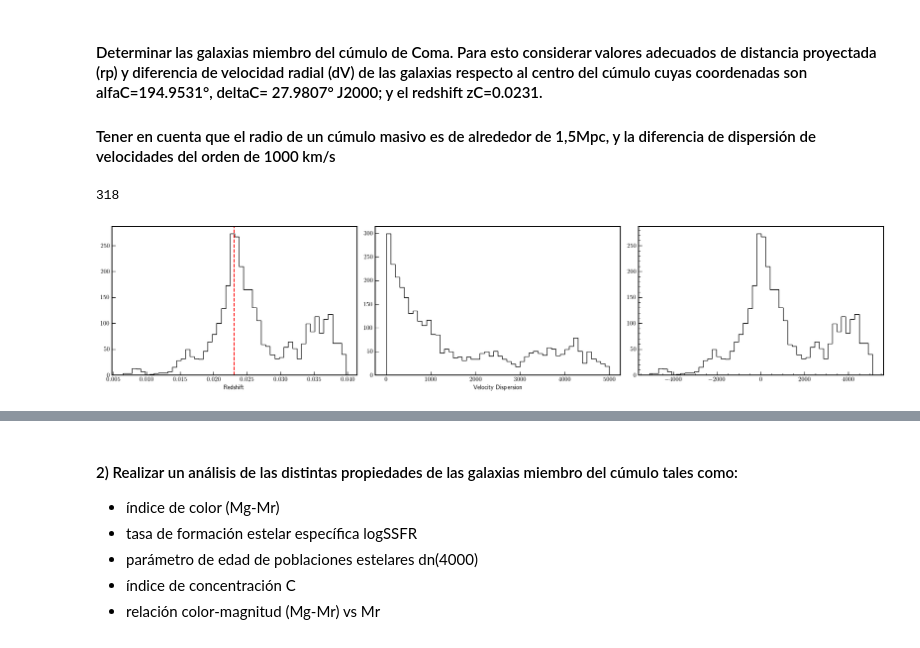
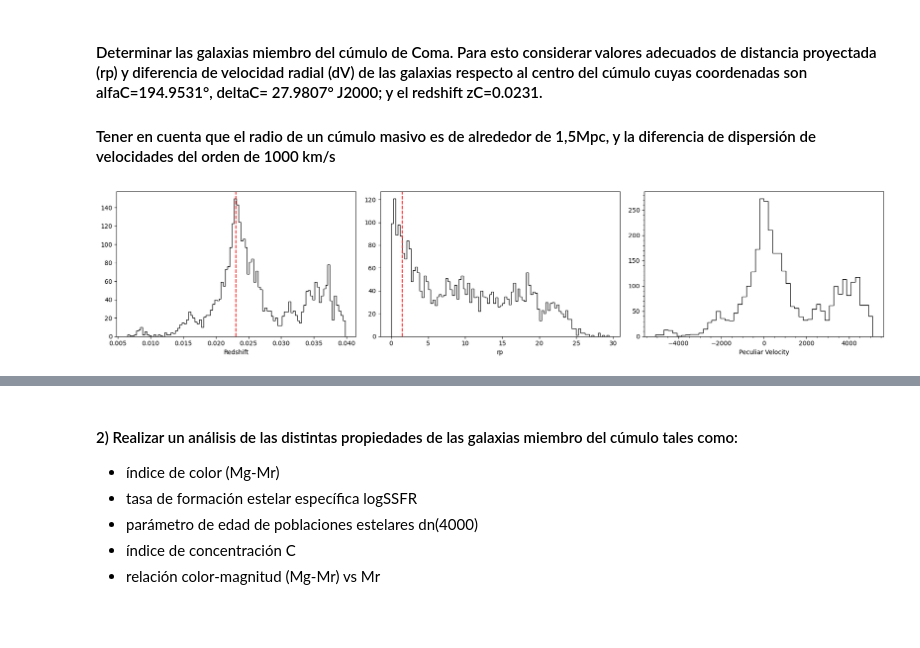
Before and after one commit to pmarchantc/Topicos-astr2024, a Jupyter notebook: Modulo3/practica_1_wnds.ipynb, the cells around one changed output, grey strips where cells are left out. Drawn from its saved outputs; the diff is of its cells as text; code cells hidden in the pictures.

```diff
--- a/Modulo3/practica_1_wnds.ipynb
+++ b/Modulo3/practica_1_wnds.ipynb
@@ -55,7 +57,8 @@ plt.rcParams['ytick.minor.size'] = 3
 # %%
-def peculiar_velocity(z_gal):
+def peculiar_velocity(z_gal, cz):
     c = Cons.c.to('km s-1')
-    vel = ( (z_gal - c_z)/(1-c_z) ) * c
+    vel = ( (z_gal - cz)/(1-cz) ) * c
+    #Danesse, L., de Zotti, G., & di Tullio, G. 1990, A&A, 82, 322
     return vel
 # %%
 cosmo = FlatLambdaCDM(H0=68.3, Om0=0.299)
@@ -76,14 +79,7 @@ c_z = 0.0231 * cu.redshift
 d = c_z.to(u.Mpc, cu.redshift_distance(WMAP9, kind="comoving"))
 
 #-------histtype='step'
-
-tc = t[t['rp']<3.5]
-tc = tc[tc['dV']<1000]
-
-tc1 = tc[tc['rp']<1.5]
-len(tc1)
+t['Galaxy_Type'] = ['Early' if c > 2.6 else 'Late' for c in t['C']]
-# %% [output]
-318
 # %%
 t_cat = SkyCoord(ra=t['ra']*u.degree, dec=t['dec']*u.degree)
 pa = coma_center.position_angle(t_cat)
@@ -95,24 +91,26 @@ t['X_'] = distance_Mpc*np.sin(pa)
 t['Y_'] = distance_Mpc*np.cos(pa)
 t['DIST_PROY'] = distance_Mpc
 
-t['V_pec'] = peculiar_velocity(t['z'])
+t['V_pec'] = peculiar_velocity(t['z'], c_z)
 # %%
 # Crear la figura y los subplots
 fig, (ax1, ax2, ax3) = plt.subplots(1, 3, figsize=(18, 4))
 
-ax1.hist(t['z'], bins=50, fc='black', ec='black', histtype='step')
+ax1.hist(t['z'], bins=100, fc='black', ec='black', histtype='step')
 ax1.axvline(c_z, color='red', linestyle='--')
 ax1.set_xlabel('Redshift')
 #ax1.set_ylabel('Count')
 
-ax2.hist(t['dV'], bins=50, fc='black', ec='black', histtype='step')
+ax2.hist(t['rp'], bins=100, fc='black', ec='black', histtype='step')
+ax2.axvline(1.5, color='red', linestyle='--')
 #ax2.axvline(c_z, color='red', linestyle='--')
-ax2.set_xlabel('Velocity Dispersion')
+ax2.set_xlabel('rp')
 
 ax3.hist(t['V_pec'], bins=50, fc='black', ec='black', histtype='step')
+ax3.set_xlabel('Peculiar Velocity')
 ax3.minorticks_on()
 
 plt.tight_layout()
 plt.show()
 # %% [output]
-[figure, old version]
+[figure, new version]
```
Also changed, not shown: parts of 30 cells of this notebook, 2 other files.
